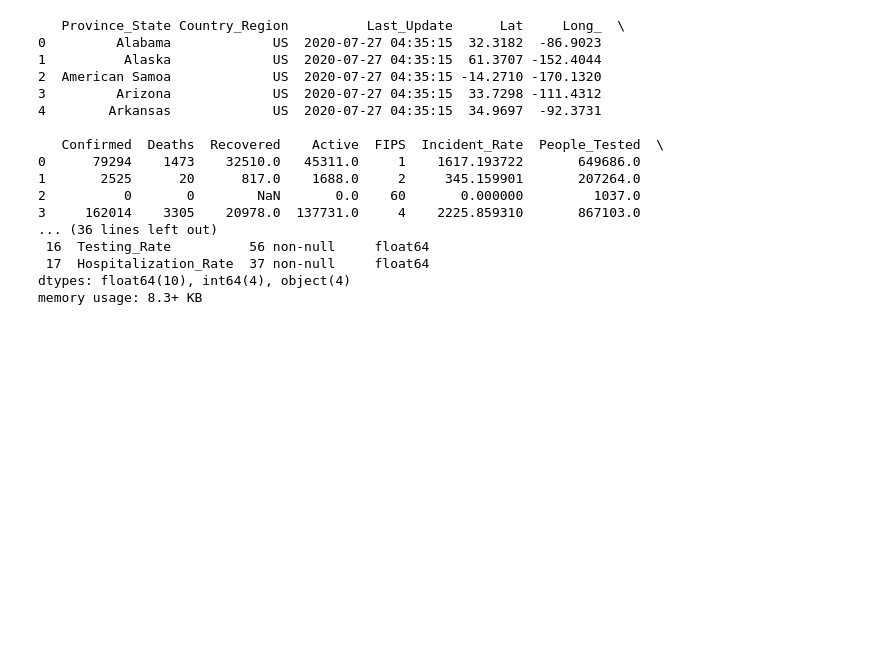
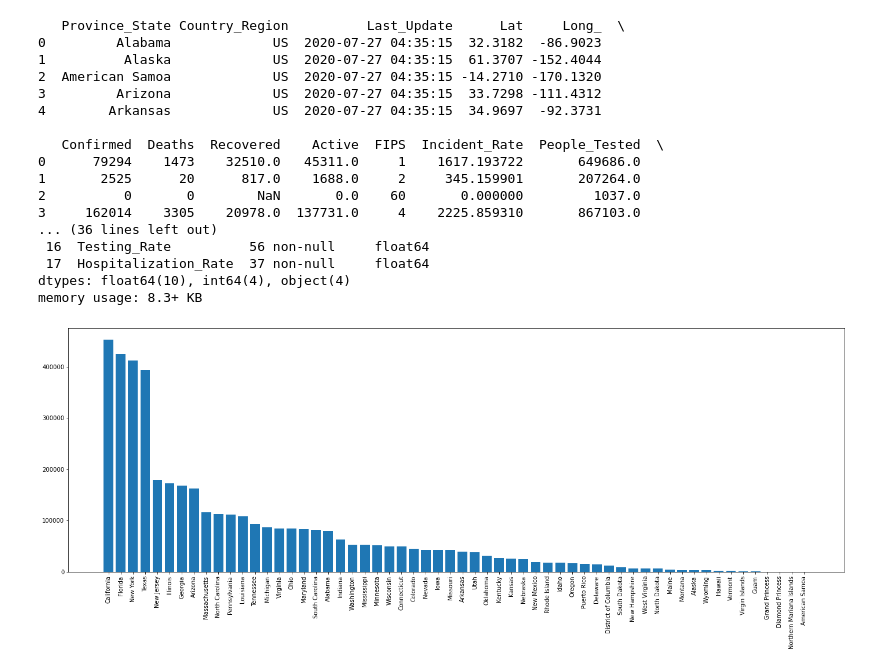
Before and after one commit to sjtalkar/widstraining, a Jupyter notebook: CovidWids.ipynb, the cells around one changed output. Saved outputs shown, nothing was run; the diff lists cells and outputs as text; code cells hidden in the pictures; blank space fills up the shorter version.

```diff
--- a/CovidWids.ipynb
+++ b/CovidWids.ipynb
@@ -26,3 +26,19 @@ df.info()
  17  Hospitalization_Rate  37 non-null     float64
 dtypes: float64(10), int64(4), object(4)
 memory usage: 8.3+ KB
+# %%
+fig, ax = plt.subplots(nrows=1, ncols=1, figsize=(24, 8))
+
+plot_df = df[['Province_State', 'Confirmed']]
+plot_df  =plot_df.sort_values('Confirmed', ascending = False)
+
+plt.bar(x=plot_df['Province_State'], height=plot_df['Confirmed'])
+
+# You can specify a rotation for the tick labels in degrees or with keywords.
+plt.xticks(plot_df['Province_State'], plot_df['Province_State'], rotation='vertical')
+# Pad margins so that markers don't get clipped by the axes
+#plt.margins(0.2)
+# Tweak spacing to prevent clipping of tick-labels
+plt.subplots_adjust(bottom=0.15)
+# %% [output]
+[figure, added]
```
Also changed, not shown: parts of 7 cells of this notebook, 1 other file.
